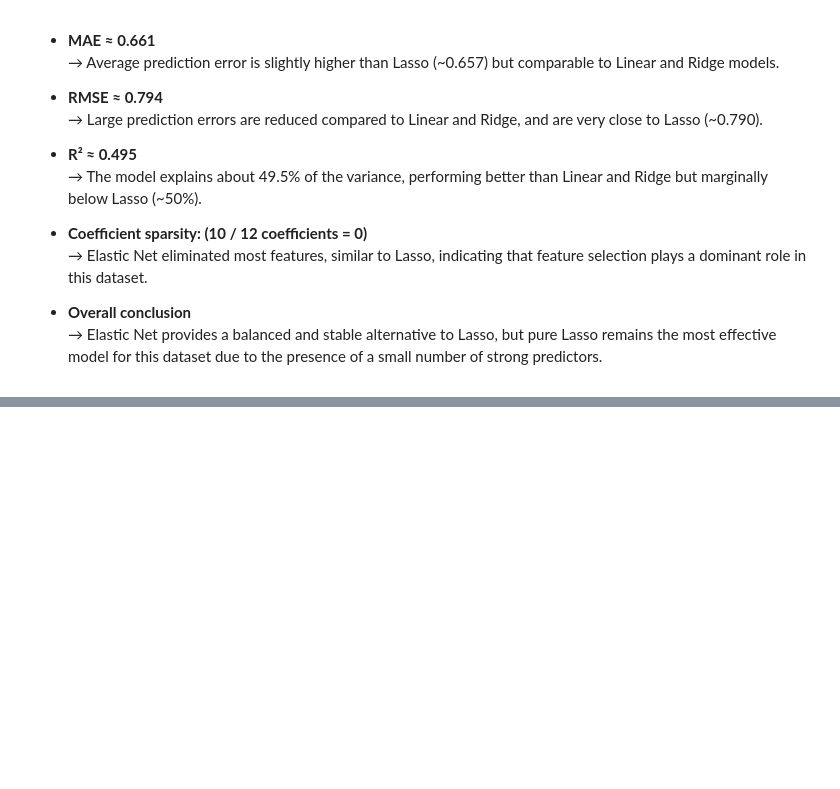
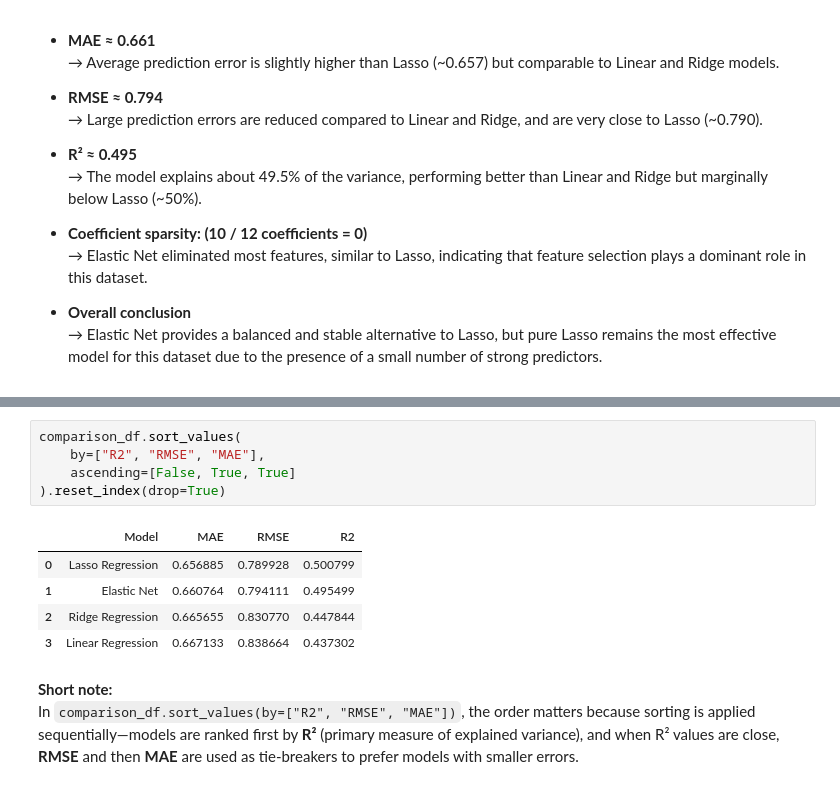
Before and after one commit to AromalDileep/traditional_ml, a Jupyter notebook: notebooks/08_regression_models.ipynb, the cells around one changed output, grey strips where cells are left out. Saved outputs shown, nothing was run; the diff lists cells and outputs as text; blank space fills up the shorter version.

```diff
--- a/notebooks/08_regression_models.ipynb
+++ b/notebooks/08_regression_models.ipynb
@@ -551,0 +592,14 @@ num_zero, len(coef)
+# %%
+comparison_df.sort_values(
+    by=["R2", "RMSE", "MAE"],
+    ascending=[False, True, True]
+).reset_index(drop=True)
+# %% [output]
+|  | Model | MAE | RMSE | R2 |
+| 0 | Lasso Regression | 0.656885 | 0.789928 | 0.500799 |
+| 1 | Elastic Net | 0.660764 | 0.794111 | 0.495499 |
+| 2 | Ridge Regression | 0.665655 | 0.830770 | 0.447844 |
+| 3 | Linear Regression | 0.667133 | 0.838664 | 0.437302 |
+# %% [markdown]
+**Short note:**
+In `comparison_df.sort_values(by=["R2", "RMSE", "MAE"])`, the order matters because sorting is applied sequentially—models are ranked first by **R²** (primary measure of explained variance), and when R² values are close, **RMSE** and then **MAE** are used as tie-breakers to prefer models with smaller errors.
```
Also changed, not shown: parts of 4 cells of this notebook, 1 other file.
